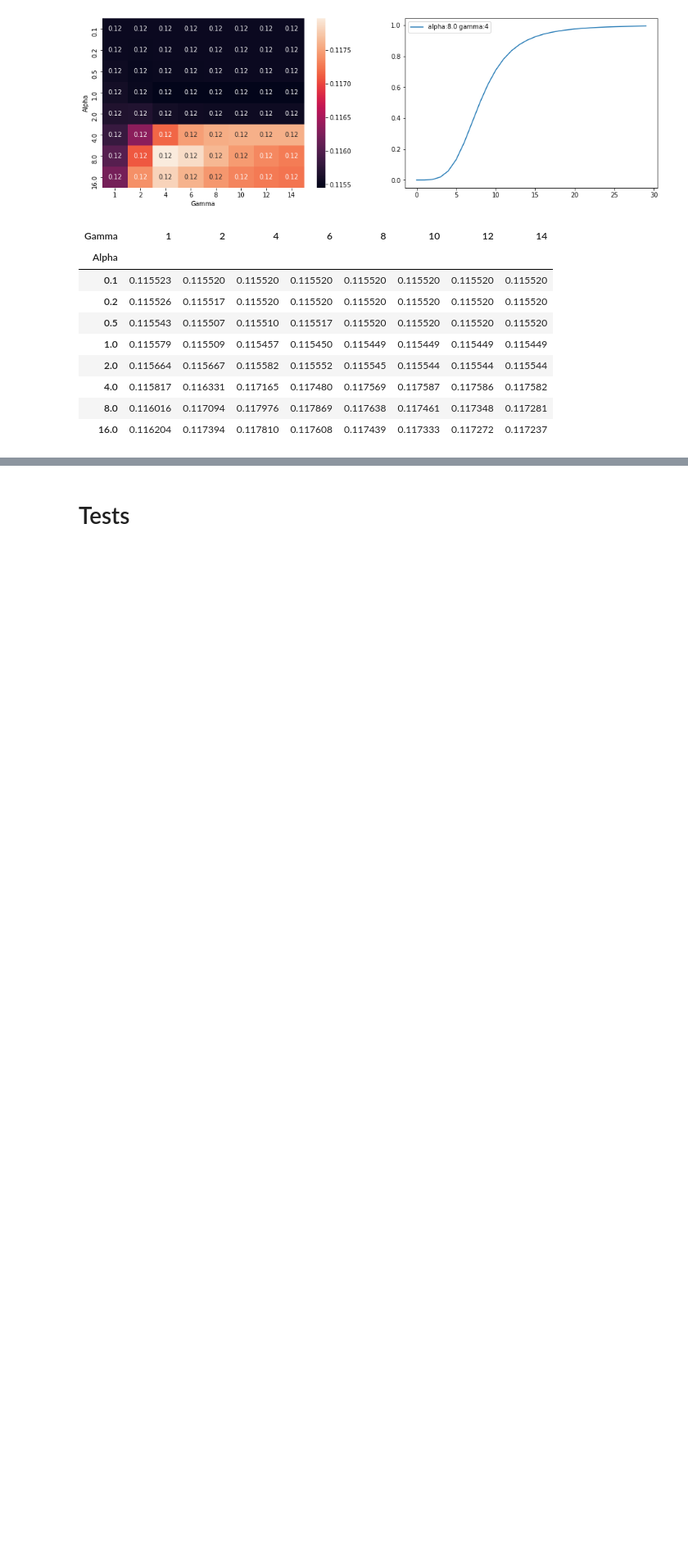
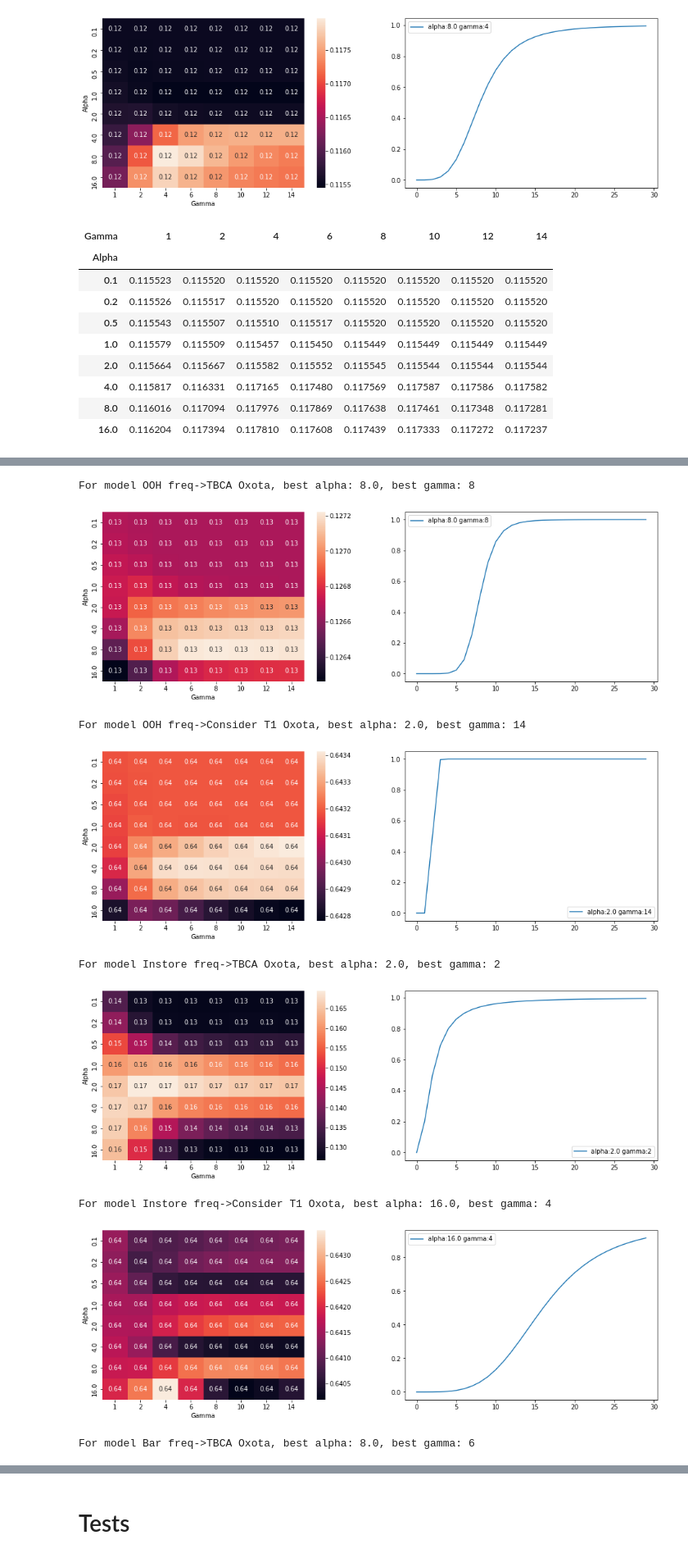
Before and after one commit to woskxmcnvb/XMedia, a Jupyter notebook: main_working_file.ipynb, the cells around one changed output, grey strips where cells are left out. Shown at 82% size. Cells and saved outputs as stored; diff of their text form; code cells hidden in the pictures; blank space fills up the shorter version.

Commit message:
Diminishing return added

```diff
--- a/main_working_file.ipynb
+++ b/main_working_file.ipynb
@@ -105,0 +108,35 @@ Best alpha:  8.0 Best gamma:  4
+# %%
+model_data = pd.read_csv('model_data.csv')
+
+model_spec = {
+    'Target variables': [
+        #'TBCA Oxota', 'OOH Oxota', 'Trial Oxota', 'Unaided Oxota', 'Consider T1 Oxota'
+        'TBCA Oxota', 'Consider T1 Oxota'
+    ],
+    'Campaign variables': [
+        {'Name': 'OOH freq',     'Alpha': 2, 'Gamma': 12},
+        {'Name': 'Instore freq', 'Alpha': 2, 'Gamma': 4},
+        {'Name': 'Bar freq',     'Alpha': 8, 'Gamma': 4},
+    ],
+    'Other variables': ['Volume', 'Media coverage', 'WOM +ve', 'Experience +ve'],
+    'Relevance groups variable': 'Buy m.o. Oxota',
+    #'Relevance groups variable': None,
+    'Subsample variables': ['Trial Oxota']
+}
+
+
+xmc = MediaContributionCalculator()
+
+
+model_spec = xmc.CheckFixSpec(model_data, model_spec)
+xmc.ExploreDiminishingReturn(model_data, model_spec)
+# %% [output]
+For model OOH freq->TBCA Oxota, best alpha: 8.0, best gamma: 8
+[figure, added]
+For model OOH freq->Consider T1 Oxota, best alpha: 2.0, best gamma: 14
+[figure, added]
+For model Instore freq->TBCA Oxota, best alpha: 2.0, best gamma: 2
+[figure, added]
+For model Instore freq->Consider T1 Oxota, best alpha: 16.0, best gamma: 4
+[figure, added]
+For model Bar freq->TBCA Oxota, best alpha: 8.0, best gamma: 6
```
Also changed, not shown: parts of 3 cells of this notebook, 2 other files.
